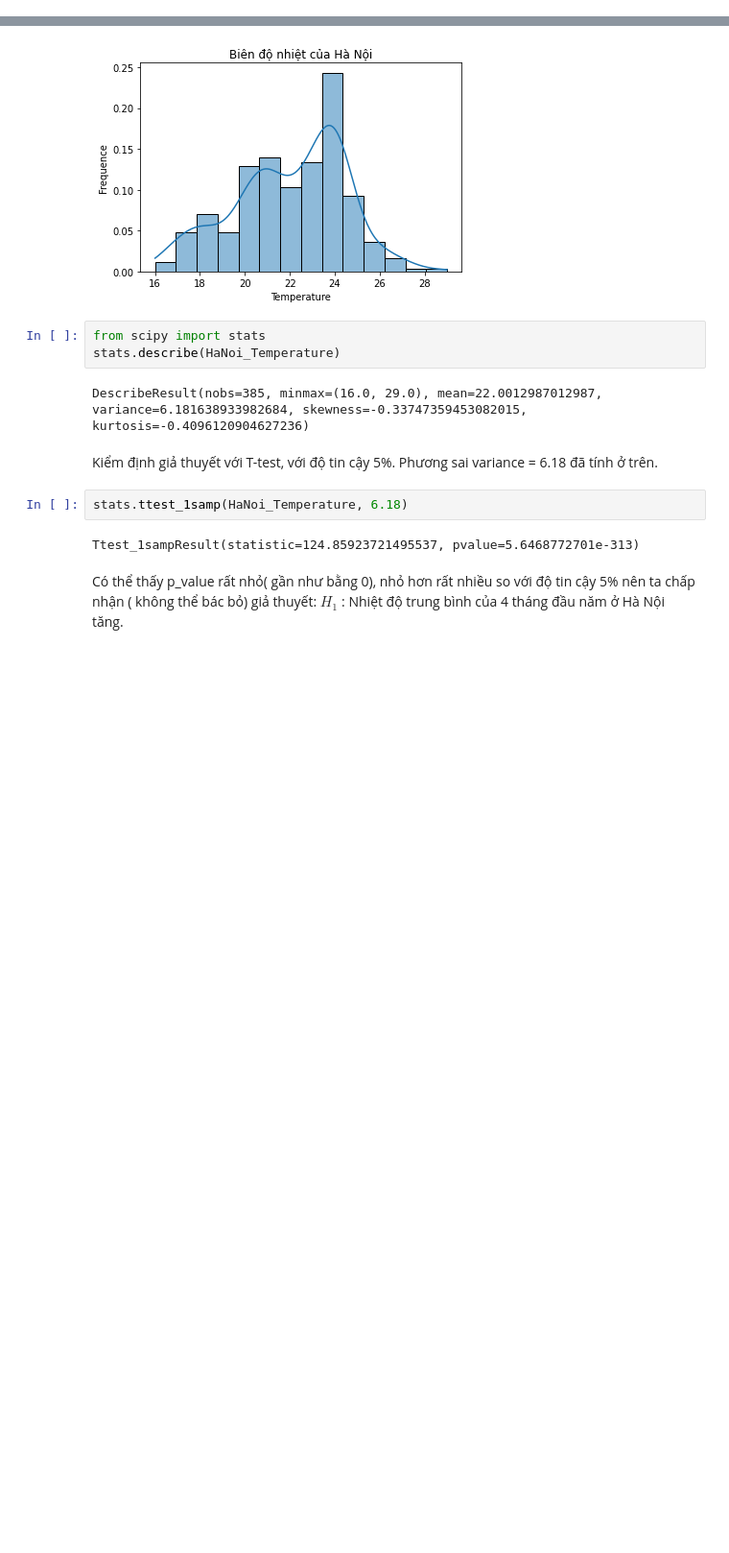
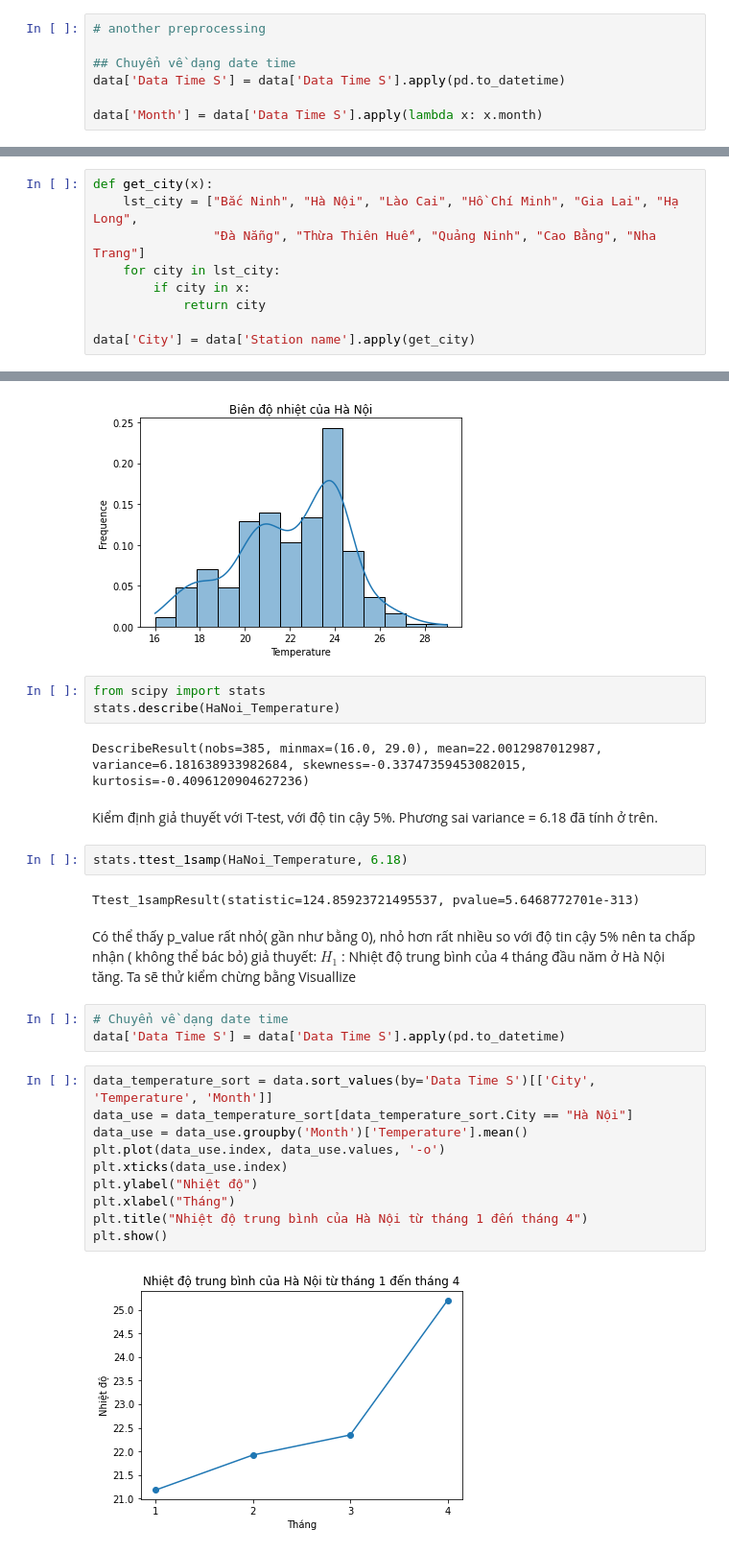
Before and after one commit to AI005/Analyst_VietNam, a Jupyter notebook: notebook.ipynb, the cells around one changed output, grey strips where cells are left out. Shown at 96% size. Saved outputs shown, nothing was run; the diff lists cells and outputs as text; blank space fills up the shorter version.

Commit message:
preprocess & aqi & temperature

```diff
--- a/notebook.ipynb
+++ b/notebook.ipynb
@@ -205,6 +209,13 @@ Alert level            0.000000
 dtype: float64
 # %% [markdown]
 Phân này ta sẽ không tiền xử lí các dữ liệu bị thiếu. Tiếp theo ta tiến hành phân tích dữ liệu sau khi đã tiền xử lí, tìm hiểu một số ý nghĩa cần thiết rút ra từ tập dữ liệu này
+# %%
+# another preprocessing
+
+## Chuyển về dạng date time
+data['Data Time S'] = data['Data Time S'].apply(pd.to_datetime)
+
+data['Month'] = data['Data Time S'].apply(lambda x: x.month)
 # %% [markdown]
 ## Analysis Data
 # %% [markdown]
@@ -232 +247,10 @@ Name: Station name, dtype: int64
+# %%
+def get_city(x):
+    lst_city = ["Bắc Ninh", "Hà Nội", "Lào Cai", "Hồ Chí Minh", "Gia Lai", "Hạ Long",
+                "Đà Nẵng", "Thừa Thiên Huế", "Quảng Ninh", "Cao Bằng", "Nha Trang"]
+    for city in lst_city:
+        if city in x:
+            return city
+
+data['City'] = data['Station name'].apply(get_city)
 # %% [markdown]
@@ -278,4 +301,19 @@ stats.ttest_1samp(HaNoi_Temperature, 6.18)
 # %% [output]
 Ttest_1sampResult(statistic=124.85923721495537, pvalue=5.6468772701e-313)
 # %% [markdown]
-Có thể thấy p_value rất nhỏ( gần như bằng 0), nhỏ hơn rất nhiều so với độ tin cậy 5% nên ta chấp nhận ( không thể bác bỏ) giả thuyết: $ H_1$ : Nhiệt độ trung bình của 4 tháng đầu năm ở Hà Nội tăng.
+Có thể thấy p_value rất nhỏ( gần như bằng 0), nhỏ hơn rất nhiều so với độ tin cậy 5% nên ta chấp nhận ( không thể bác bỏ) giả thuyết: $ H_1$ : Nhiệt độ trung bình của 4 tháng đầu năm ở Hà Nội tăng. Ta sẽ thử kiểm chừng bằng Visuallize
+# %%
+# Chuyển về dạng date time
+data['Data Time S'] = data['Data Time S'].apply(pd.to_datetime)
+# %%
+data_temperature_sort = data.sort_values(by='Data Time S')[['City', 'Temperature', 'Month']]
+data_use = data_temperature_sort[data_temperature_sort.City == "Hà Nội"]
+data_use = data_use.groupby('Month')['Temperature'].mean()
+plt.plot(data_use.index, data_use.values, '-o')
+plt.xticks(data_use.index)
+plt.ylabel("Nhiệt độ")
+plt.xlabel("Tháng")
+plt.title("Nhiệt độ trung bình của Hà Nội từ tháng 1 đến tháng 4")
+plt.show()
+# %% [output]
+[figure, added]
```
Also changed, not shown: parts of 16 cells of this notebook.
